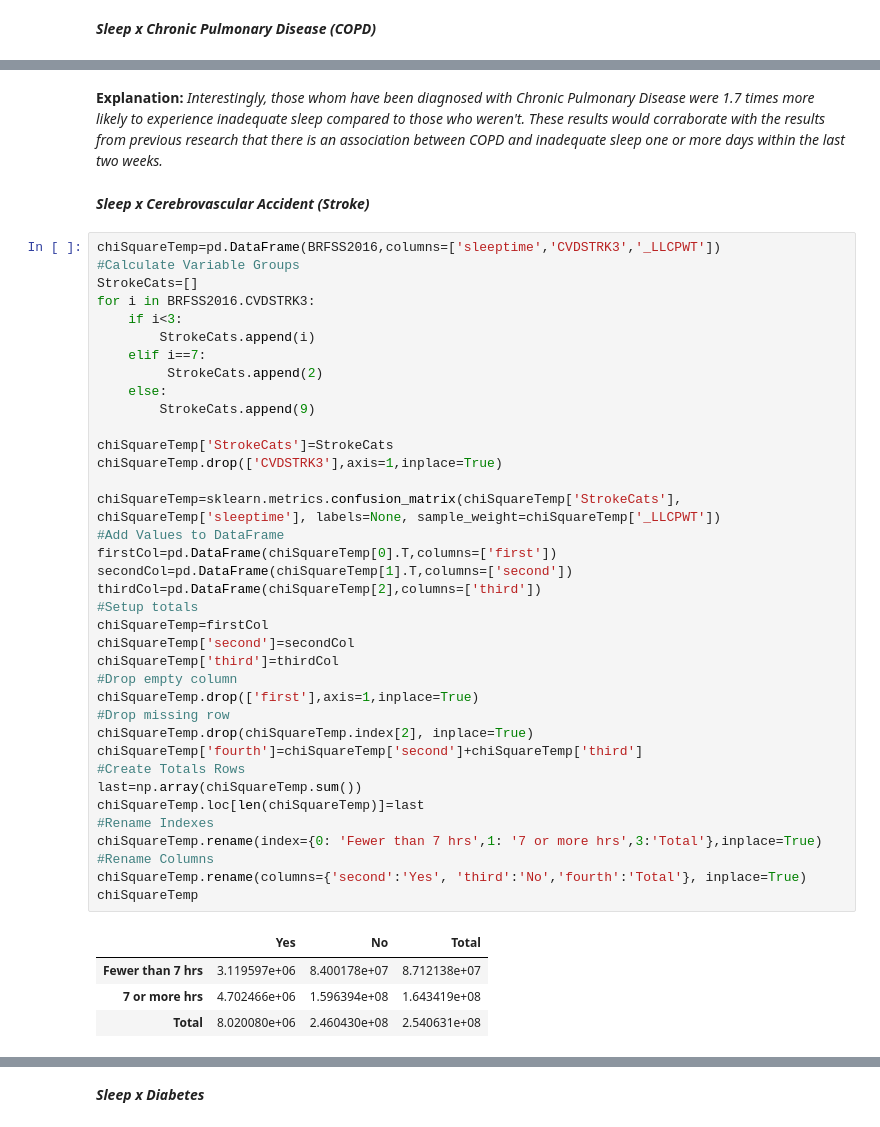
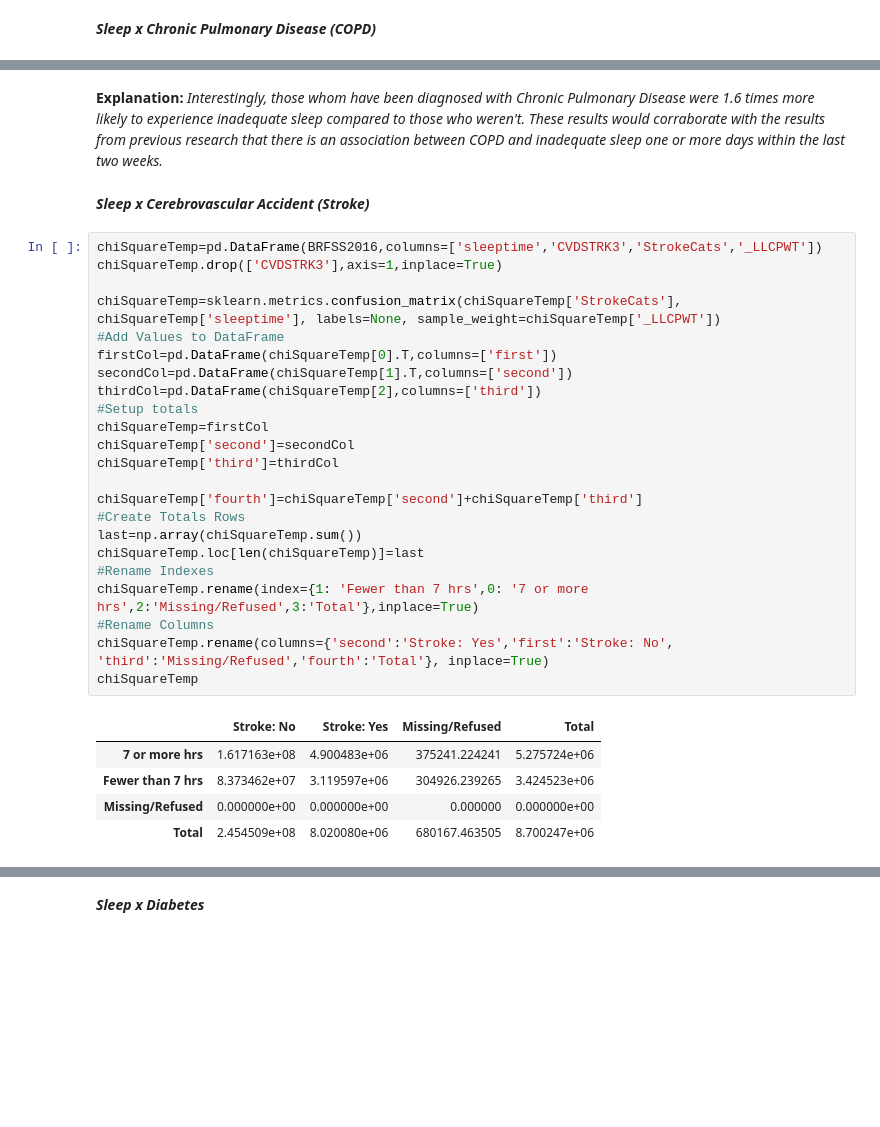
Before and after one commit to pmleffers/BRFSS2016, a Jupyter notebook: BRFSS notebook.ipynb, the cells around one changed output, grey strips where cells are left out. Drawn from its saved outputs; the diff is of its cells as text; blank space fills up the shorter version.

```diff
--- a/BRFSS notebook.ipynb
+++ b/BRFSS notebook.ipynb
@@ -1815,49 +1934,36 @@ Log risk ratio    0.317 0.000 0.316 0.317   0.000
 -------------------------------------------------
 # %% [markdown]
-**Explanation:** *Interestingly, those whom have been diagnosed with Chronic Pulmonary Disease were 1.7 times more likely to experience inadequate sleep compared to those who weren't. These results would corraborate with the results from previous research that there is an association between COPD and inadequate sleep one or more days within the last two weeks.*
+**Explanation:** *Interestingly, those whom have been diagnosed with Chronic Pulmonary Disease were 1.6 times more likely to experience inadequate sleep compared to those who weren't. These results would corraborate with the results from previous research that there is an association between COPD and inadequate sleep one or more days within the last two weeks.*
 # %% [markdown]
 ***Sleep x Cerebrovascular Accident (Stroke)***
 # %%
-chiSquareTemp=pd.DataFrame(BRFSS2016,columns=['sleeptime','CVDSTRK3','_LLCPWT'])
-#Calculate Variable Groups
-StrokeCats=[]
-for i in BRFSS2016.CVDSTRK3:
-    if i<3:
-        StrokeCats.append(i)
-    elif i==7:
-         StrokeCats.append(2)
-    else:
-        StrokeCats.append(9)
-
-chiSquareTemp['StrokeCats']=StrokeCats
+chiSquareTemp=pd.DataFrame(BRFSS2016,columns=['sleeptime','CVDSTRK3','StrokeCats','_LLCPWT'])
 chiSquareTemp.drop(['CVDSTRK3'],axis=1,inplace=True)
 
 chiSquareTemp=sklearn.metrics.confusion_matrix(chiSquareTemp['StrokeCats'], chiSquareTemp['sleeptime'], labels=None, sample_weight=chiSquareTemp['_LLCPWT'])
 #Add Values to DataFrame
 firstCol=pd.DataFrame(chiSquareTemp[0].T,columns=['first'])
 secondCol=pd.DataFrame(chiSquareTemp[1].T,columns=['second'])
 thirdCol=pd.DataFrame(chiSquareTemp[2],columns=['third'])
 #Setup totals
 chiSquareTemp=firstCol
 chiSquareTemp['second']=secondCol
 chiSquareTemp['third']=thirdCol
-#Drop empty column
-chiSquareTemp.drop(['first'],axis=1,inplace=True)
-#Drop missing row
-chiSquareTemp.drop(chiSquareTemp.index[2], inplace=True)
+
 chiSquareTemp['fourth']=chiSquareTemp['second']+chiSquareTemp['third']
 #Create Totals Rows
 last=np.array(chiSquareTemp.sum())
 chiSquareTemp.loc[len(chiSquareTemp)]=last
 #Rename Indexes
-chiSquareTemp.rename(index={0: 'Fewer than 7 hrs',1: '7 or more hrs',3:'Total'},inplace=True)
+chiSquareTemp.rename(index={1: 'Fewer than 7 hrs',0: '7 or more hrs',2:'Missing/Refused',3:'Total'},inplace=True)
 #Rename Columns
-chiSquareTemp.rename(columns={'second':'Yes', 'third':'No','fourth':'Total'}, inplace=True)
+chiSquareTemp.rename(columns={'second':'Stroke: Yes','first':'Stroke: No', 'third':'Missing/Refused','fourth':'Total'}, inplace=True)
 chiSquareTemp
 # %% [output]
-|  | Yes | No | Total |
-| Fewer than 7 hrs | 3.119597e+06 | 8.400178e+07 | 8.712138e+07 |
-| 7 or more hrs | 4.702466e+06 | 1.596394e+08 | 1.643419e+08 |
-| Total | 8.020080e+06 | 2.460430e+08 | 2.540631e+08 |
+|  | Stroke: No | Stroke: Yes | Missing/Refused | Total |
+| 7 or more hrs | 1.617163e+08 | 4.900483e+06 | 375241.224241 | 5.275724e+06 |
+| Fewer than 7 hrs | 8.373462e+07 | 3.119597e+06 | 304926.239265 | 3.424523e+06 |
+| Missing/Refused | 0.000000e+00 | 0.000000e+00 | 0.000000 | 0.000000e+00 |
+| Total | 2.454509e+08 | 8.020080e+06 | 680167.463505 | 8.700247e+06 |
 # %%
 #observed
```
Also changed, not shown: parts of 103 cells of this notebook.
